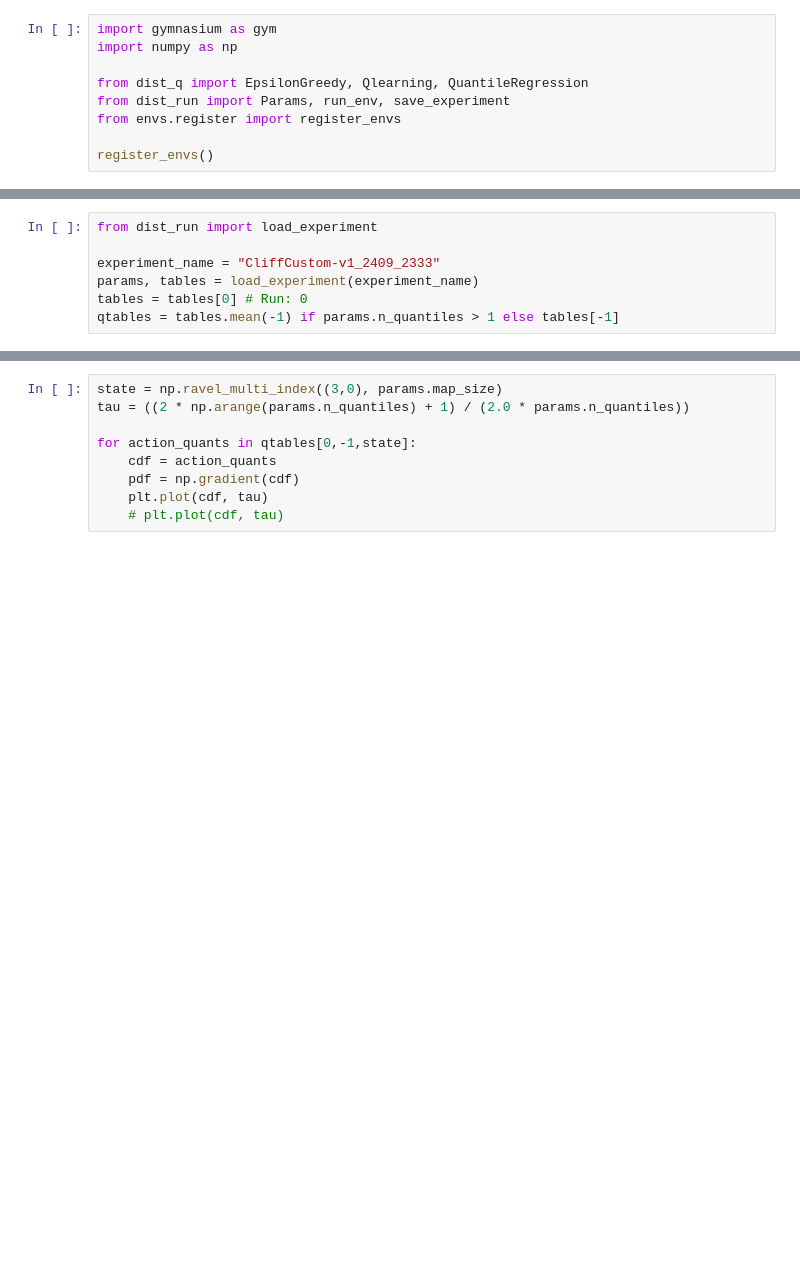
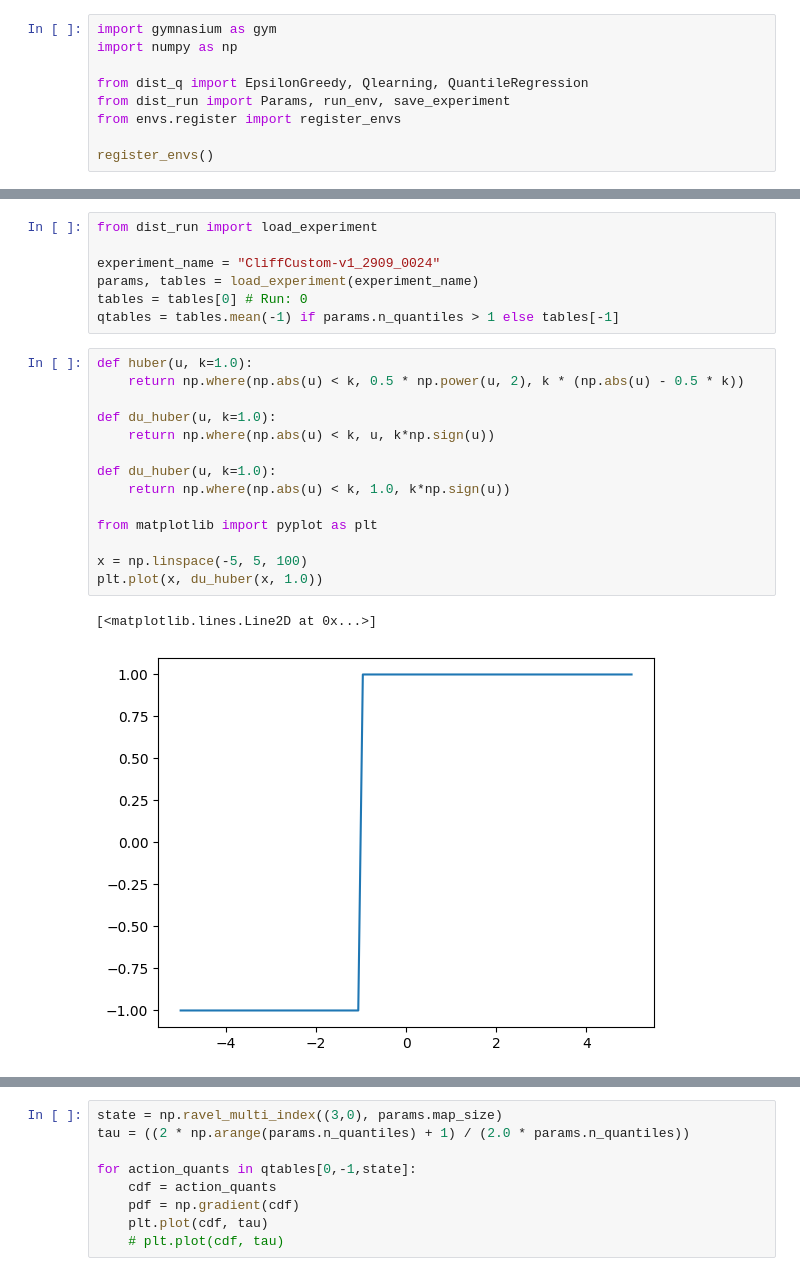
Before and after one commit to AlecHero/QuantileRegressionProject, a Jupyter notebook: tabular qr.ipynb, the cells around one changed output, grey strips where cells are left out. Drawn from its saved outputs; the diff is of its cells as text; blank space fills up the shorter version.

```diff
--- a/tabular qr.ipynb
+++ b/tabular qr.ipynb
@@ -45,7 +47,24 @@ KeyboardInterrupt:
 # %%
 from dist_run import load_experiment
 
-experiment_name = "CliffCustom-v1_2409_2333"
+experiment_name = "CliffCustom-v1_2909_0024"
 params, tables = load_experiment(experiment_name)
 tables = tables[0] # Run: 0
 qtables = tables.mean(-1) if params.n_quantiles > 1 else tables[-1]
+# %%
+def huber(u, k=1.0):
+    return np.where(np.abs(u) < k, 0.5 * np.power(u, 2), k * (np.abs(u) - 0.5 * k))
+
+def du_huber(u, k=1.0):
+    return np.where(np.abs(u) < k, u, k*np.sign(u))
+
+def du_huber(u, k=1.0):
+    return np.where(np.abs(u) < k, 1.0, k*np.sign(u))
+
+from matplotlib import pyplot as plt
+
+x = np.linspace(-5, 5, 100)
+plt.plot(x, du_huber(x, 1.0))
+# %% [output]
+[<matplotlib.lines.Line2D at 0x...>]
+[figure, added]
```
Also changed, not shown: parts of 5 cells of this notebook, 21 other files.
